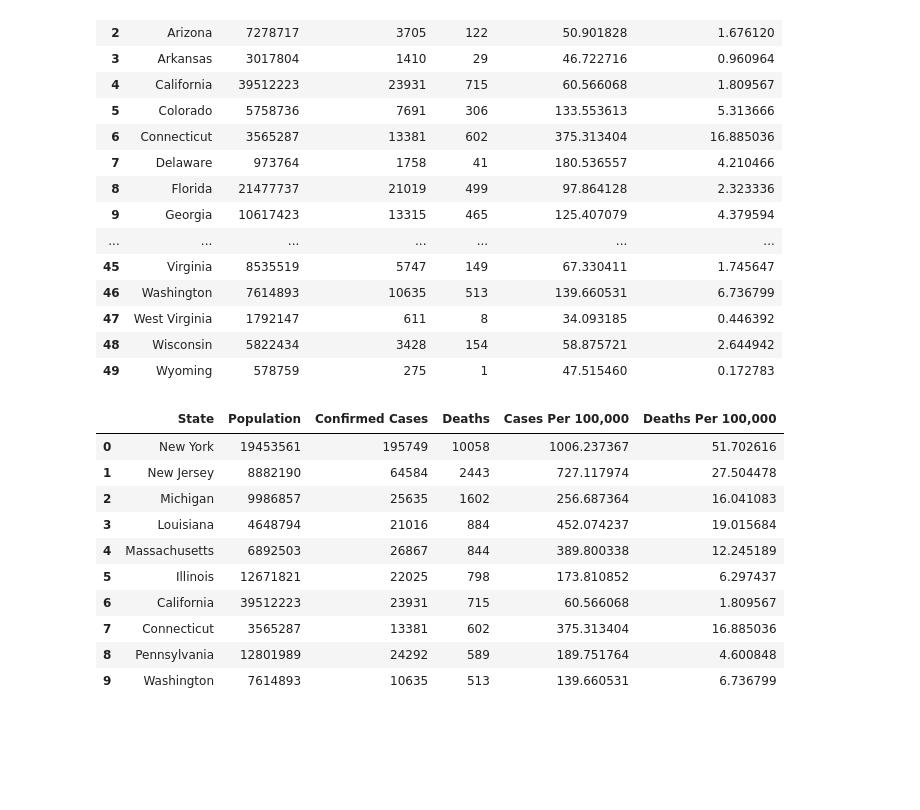
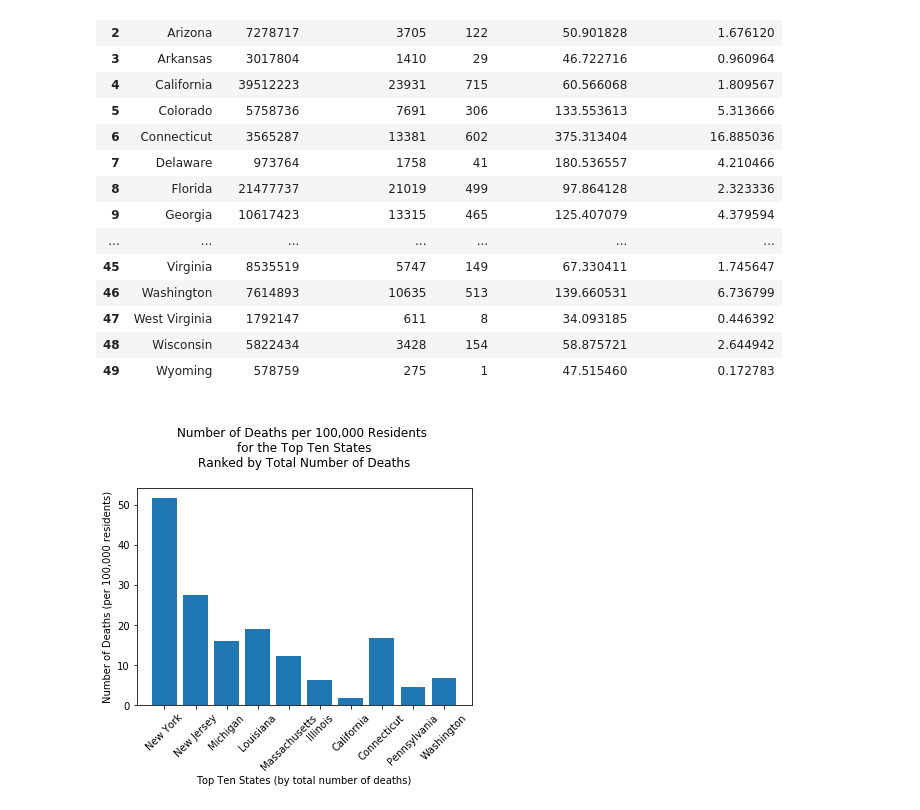
Before and after one commit to aaronrotman/project-one, a Jupyter notebook: main.ipynb, the cells around one changed output. Saved outputs shown, nothing was run; the diff lists cells and outputs as text; code cells hidden in the pictures; blank space fills up the shorter version.

Commit message:
Plot number of deaths per 100,000 for top ten states ranked by total death count

```diff
--- a/main.ipynb
+++ b/main.ipynb
@@ -303,28 +303,36 @@ by_death_num = covid_pop_df.sort_values('Deaths', ascending=False).reset_index(d
 #Sort dataframe by deaths per capita
 by_death_per = covid_pop_df.sort_values('Deaths Per 100,000', ascending=False).reset_index(drop=True)
 # %%
-# Uncomment below to view the top ten states sorted for different values
+# Store the top ten states sorted for each value
 
-# By case number
-# by_case_num.head(10)
+# Top 10 states by number of cases
+top_cases = by_case_num.head(10)
 
-# By cases per 100,000 residents
-# by_case_per.head(10)
+# Top 10 states by cases per 100,000 residents
+top_cases_per = by_case_per.head(10)
 
-# By number of deaths
-by_death_num.head(10)
+# Top 10 states by number of deaths
+top_deaths = by_death_num.head(10)
 
-# Buy deaths per 100,000 residents
-# by_death_per.head(10)
+# Top 10 States by deaths per 100,000 residents
+top_deaths_per = by_death_per.head(10)
-# %% [output]
-|  | State | Population | Confirmed Cases | Deaths | Cases Per 100,000 | Deaths Per 100,000 |
-| 0 | New York | 19453561 | 195749 | 10058 | 1006.237367 | 51.702616 |
-| 1 | New Jersey | 8882190 | 64584 | 2443 | 727.117974 | 27.504478 |
-| 2 | Michigan | 9986857 | 25635 | 1602 | 256.687364 | 16.041083 |
-| 3 | Louisiana | 4648794 | 21016 | 884 | 452.074237 | 19.015684 |
-| 4 | Massachusetts | 6892503 | 26867 | 844 | 389.800338 | 12.245189 |
-| 5 | Illinois | 12671821 | 22025 | 798 | 173.810852 | 6.297437 |
-| 6 | California | 39512223 | 23931 | 715 | 60.566068 | 1.809567 |
-| 7 | Connecticut | 3565287 | 13381 | 602 | 375.313404 | 16.885036 |
-| 8 | Pennsylvania | 12801989 | 24292 | 589 | 189.751764 | 4.600848 |
-| 9 | Washington | 7614893 | 10635 | 513 | 139.660531 | 6.736799 |
+# %%
+# Plot the number of deaths per 100,000 residents for each of the top ten states based on total death number
+plt.bar(top_deaths['State'], top_deaths['Deaths Per 100,000'])
+
+# Format x-tick label
+plt.xticks(rotation=45)
+
+# Axis labels
+plt.xlabel('Top Ten States (by total number of deaths)')
+plt.ylabel('Number of Deaths (per 100,000 residents)')
+plt.title('''
+Number of Deaths per 100,000 Residents
+for the Top Ten States
+Ranked by Total Number of Deaths
+''')
+
+
+plt.show()
+# %% [output]
+[figure, added]
```
